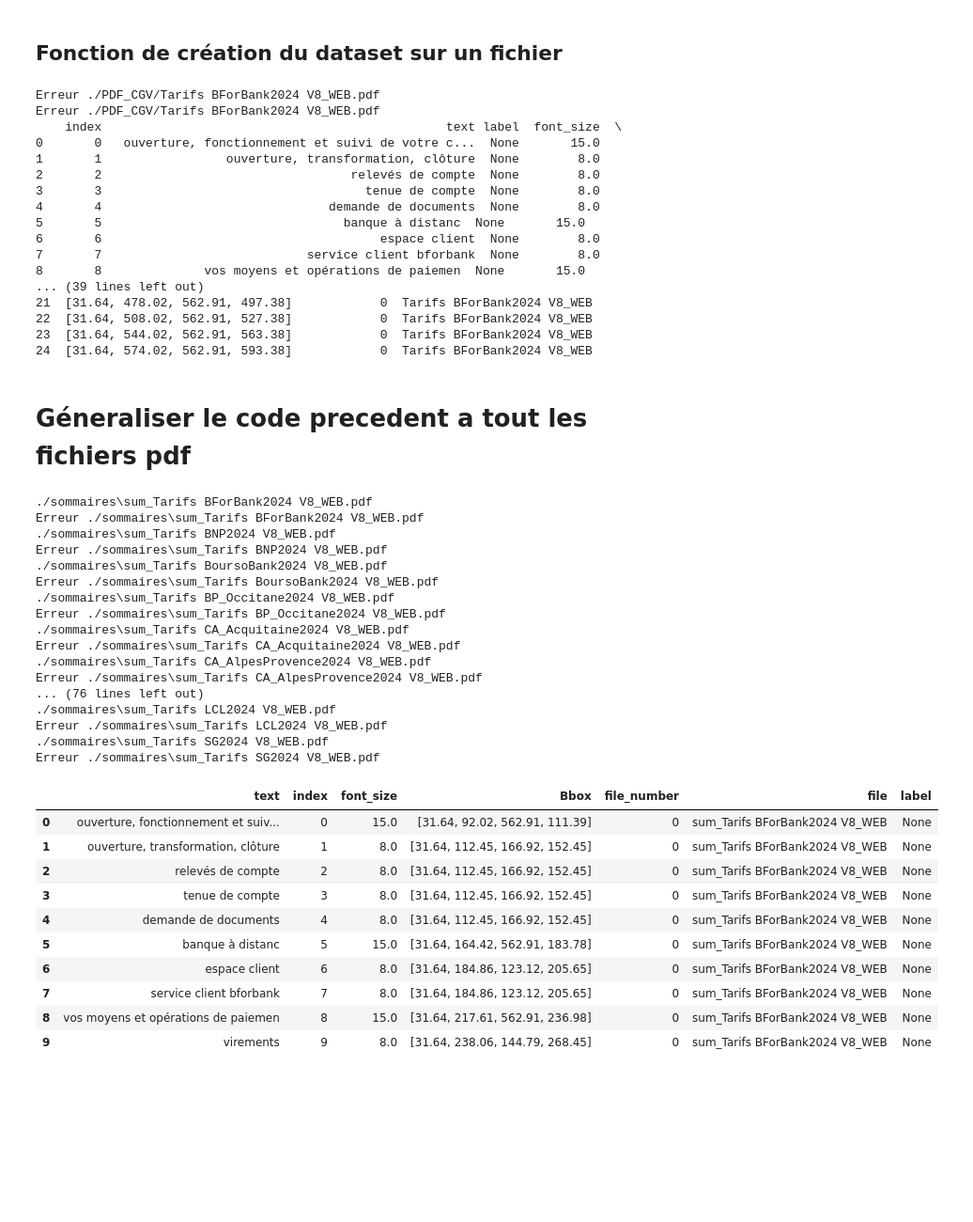
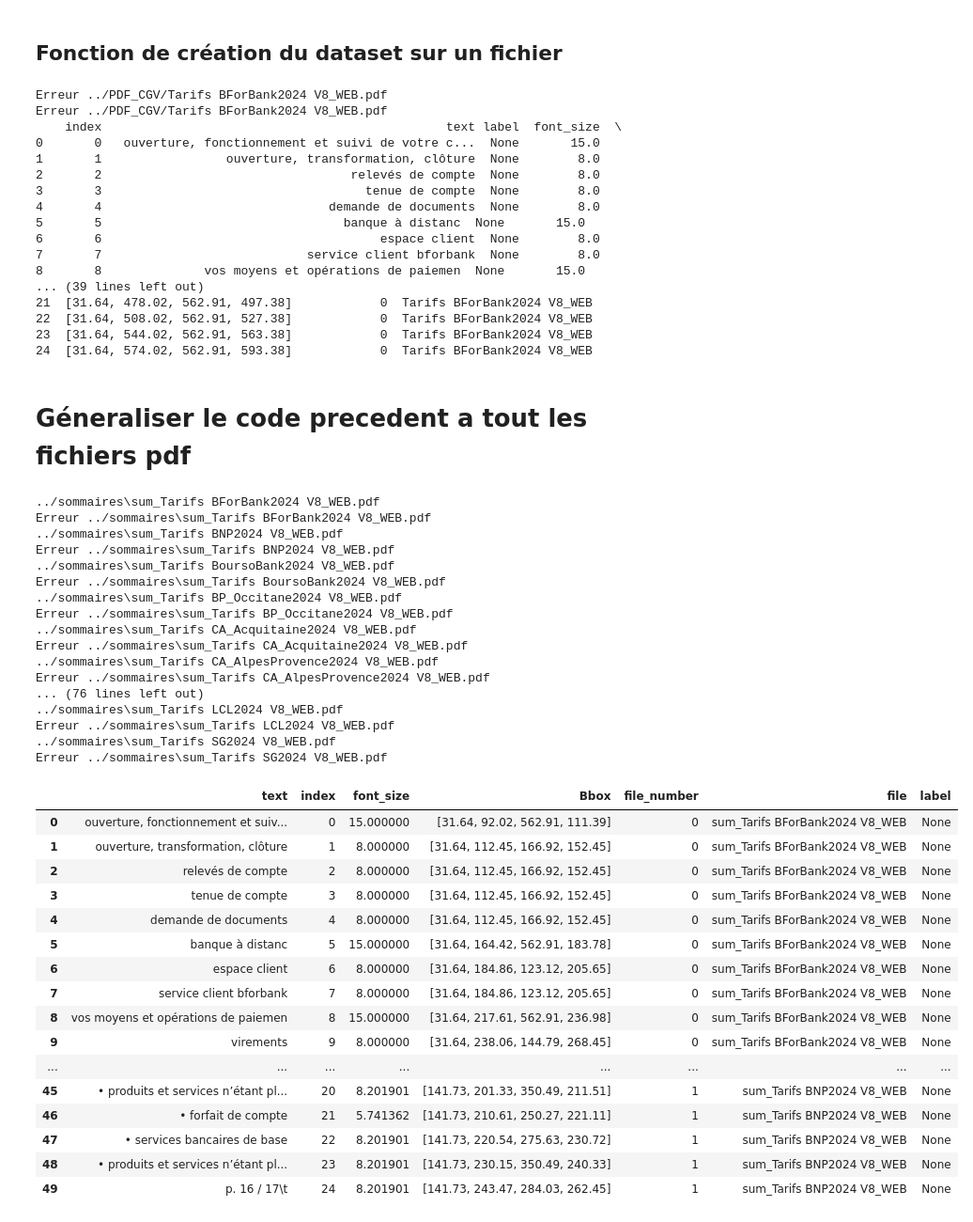
Before and after one commit to CedricChauvet/Project-CA, a Jupyter notebook: Dev/step_by_step_guide.ipynb, the cells around one changed output. Shown: that part at 94% size. Cells and saved outputs as stored; diff of their text form; code cells hidden in the pictures; blank space fills up the shorter version.

```diff
--- a/Dev/step_by_step_guide.ipynb
+++ b/Dev/step_by_step_guide.ipynb
@@ -92,7 +92,7 @@ def read_a_page(doc, page_nb, reverse =False):
 ##  Fonction de création du dataset sur un fichier
 # %%
 file = "Tarifs BForBank2024 V8_WEB.pdf"
-pdf = one_file_summary("./PDF_CGV/" + file)
+pdf = one_file_summary("../PDF_CGV/" + file)
 # Pour un usage avec DNN , il faut créer un dataset de la forme suivante (text, label)
 # label = 1 pour les titres
 # label = 2 pour les sous-titres
@@ -116,7 +116,7 @@ def create_dataset(pdf, file, file_number):
     return u_train
 
 file_0 = "Tarifs BForBank2024 V8_WEB.pdf"
-pdf_0 = one_file_summary("./PDF_CGV/" + file_0)
+pdf_0 = one_file_summary("../PDF_CGV/" + file_0)
 pd_0 = create_dataset(pdf_0, file_0, 0)
 
 
@@ -135,8 +135,8 @@ with open(file_path, 'w', encoding='utf-8') as f:
     # Sauvegarder le DataFrame en dessous
     pd_0.to_csv(f, index=False)
 # %% [output]
-Erreur ./PDF_CGV/Tarifs BForBank2024 V8_WEB.pdf
-Erreur ./PDF_CGV/Tarifs BForBank2024 V8_WEB.pdf
+Erreur ../PDF_CGV/Tarifs BForBank2024 V8_WEB.pdf
+Erreur ../PDF_CGV/Tarifs BForBank2024 V8_WEB.pdf
     index                                               text label  font_size  \
 0       0   ouverture, fonctionnement et suivi de votre c...  None       15.0
 1       1                 ouverture, transformation, clôture  None        8.0
@@ -157,7 +157,7 @@ Erreur ./PDF_CGV/Tarifs BForBank2024 V8_WEB.pdf
 # %%
 def many_summary():
     # assign directory
-    directory = './sommaires' # directory containing the PDF files
+    directory = '../sommaires' # directory containing the PDF files
     df = pd.DataFrame(columns=["text","index", "font_size","Bbox","file_number", "file", "label"])
     df['index'] = df['index'].astype(int)
     df['font_size'] = df['font_size'].astype(int)
@@ -189,35 +189,41 @@ def many_summary():
     # print(df.head())
 sommaire = many_summary()
 # %% [output]
-./sommaires\sum_Tarifs BForBank2024 V8_WEB.pdf
-Erreur ./sommaires\sum_Tarifs BForBank2024 V8_WEB.pdf
-./sommaires\sum_Tarifs BNP2024 V8_WEB.pdf
-Erreur ./sommaires\sum_Tarifs BNP2024 V8_WEB.pdf
-./sommaires\sum_Tarifs BoursoBank2024 V8_WEB.pdf
-Erreur ./sommaires\sum_Tarifs BoursoBank2024 V8_WEB.pdf
-./sommaires\sum_Tarifs BP_Occitane2024 V8_WEB.pdf
-Erreur ./sommaires\sum_Tarifs BP_Occitane2024 V8_WEB.pdf
-./sommaires\sum_Tarifs CA_Acquitaine2024 V8_WEB.pdf
-Erreur ./sommaires\sum_Tarifs CA_Acquitaine2024 V8_WEB.pdf
-./sommaires\sum_Tarifs CA_AlpesProvence2024 V8_WEB.pdf
-Erreur ./sommaires\sum_Tarifs CA_AlpesProvence2024 V8_WEB.pdf
+../sommaires\sum_Tarifs BForBank2024 V8_WEB.pdf
+Erreur ../sommaires\sum_Tarifs BForBank2024 V8_WEB.pdf
+../sommaires\sum_Tarifs BNP2024 V8_WEB.pdf
+Erreur ../sommaires\sum_Tarifs BNP2024 V8_WEB.pdf
+../sommaires\sum_Tarifs BoursoBank2024 V8_WEB.pdf
+Erreur ../sommaires\sum_Tarifs BoursoBank2024 V8_WEB.pdf
+../sommaires\sum_Tarifs BP_Occitane2024 V8_WEB.pdf
+Erreur ../sommaires\sum_Tarifs BP_Occitane2024 V8_WEB.pdf
+../sommaires\sum_Tarifs CA_Acquitaine2024 V8_WEB.pdf
+Erreur ../sommaires\sum_Tarifs CA_Acquitaine2024 V8_WEB.pdf
+../sommaires\sum_Tarifs CA_AlpesProvence2024 V8_WEB.pdf
+Erreur ../sommaires\sum_Tarifs CA_AlpesProvence2024 V8_WEB.pdf
 ... (76 lines left out)
-./sommaires\sum_Tarifs LCL2024 V8_WEB.pdf
-Erreur ./sommaires\sum_Tarifs LCL2024 V8_WEB.pdf
-./sommaires\sum_Tarifs SG2024 V8_WEB.pdf
-Erreur ./sommaires\sum_Tarifs SG2024 V8_WEB.pdf
+../sommaires\sum_Tarifs LCL2024 V8_WEB.pdf
+Erreur ../sommaires\sum_Tarifs LCL2024 V8_WEB.pdf
+../sommaires\sum_Tarifs SG2024 V8_WEB.pdf
+Erreur ../sommaires\sum_Tarifs SG2024 V8_WEB.pdf
 # %%
 # apercus des 10 premiers lignes
-sommaire.head(10)
+sommaire.head(50)
 # %% [output]
 |  | text | index | font_size | Bbox | file_number | file | label |
-| 0 | ouverture, fonctionnement et suiv... | 0 | 15.0 | [31.64, 92.02, 562.91, 111.39] | 0 | sum_Tarifs BForBank2024 V8_WEB | None |
-| 1 | ouverture, transformation, clôture | 1 | 8.0 | [31.64, 112.45, 166.92, 152.45] | 0 | sum_Tarifs BForBank2024 V8_WEB | None |
-| 2 | relevés de compte | 2 | 8.0 | [31.64, 112.45, 166.92, 152.45] | 0 | sum_Tarifs BForBank2024 V8_WEB | None |
-| 3 | tenue de compte | 3 | 8.0 | [31.64, 112.45, 166.92, 152.45] | 0 | sum_Tarifs BForBank2024 V8_WEB | None |
-| 4 | demande de documents | 4 | 8.0 | [31.64, 112.45, 166.92, 152.45] | 0 | sum_Tarifs BForBank2024 V8_WEB | None |
-| 5 | banque à distanc | 5 | 15.0 | [31.64, 164.42, 562.91, 183.78] | 0 | sum_Tarifs BForBank2024 V8_WEB | None |
-| 6 | espace client | 6 | 8.0 | [31.64, 184.86, 123.12, 205.65] | 0 | sum_Tarifs BForBank2024 V8_WEB | None |
-| 7 | service client bforbank | 7 | 8.0 | [31.64, 184.86, 123.12, 205.65] | 0 | sum_Tarifs BForBank2024 V8_WEB | None |
-| 8 | vos moyens et opérations de paiemen | 8 | 15.0 | [31.64, 217.61, 562.91, 236.98] | 0 | sum_Tarifs BForBank2024 V8_WEB | None |
-| 9 | virements | 9 | 8.0 | [31.64, 238.06, 144.79, 268.45] | 0 | sum_Tarifs BForBank2024 V8_WEB | None |
+| 0 | ouverture, fonctionnement et suiv... | 0 | 15.000000 | [31.64, 92.02, 562.91, 111.39] | 0 | sum_Tarifs BForBank2024 V8_WEB | None |
+| 1 | ouverture, transformation, clôture | 1 | 8.000000 | [31.64, 112.45, 166.92, 152.45] | 0 | sum_Tarifs BForBank2024 V8_WEB | None |
+| 2 | relevés de compte | 2 | 8.000000 | [31.64, 112.45, 166.92, 152.45] | 0 | sum_Tarifs BForBank2024 V8_WEB | None |
+| 3 | tenue de compte | 3 | 8.000000 | [31.64, 112.45, 166.92, 152.45] | 0 | sum_Tarifs BForBank2024 V8_WEB | None |
+| 4 | demande de documents | 4 | 8.000000 | [31.64, 112.45, 166.92, 152.45] | 0 | sum_Tarifs BForBank2024 V8_WEB | None |
+| 5 | banque à distanc | 5 | 15.000000 | [31.64, 164.42, 562.91, 183.78] | 0 | sum_Tarifs BForBank2024 V8_WEB | None |
+| 6 | espace client | 6 | 8.000000 | [31.64, 184.86, 123.12, 205.65] | 0 | sum_Tarifs BForBank2024 V8_WEB | None |
+| 7 | service client bforbank | 7 | 8.000000 | [31.64, 184.86, 123.12, 205.65] | 0 | sum_Tarifs BForBank2024 V8_WEB | None |
+| 8 | vos moyens et opérations de paiemen | 8 | 15.000000 | [31.64, 217.61, 562.91, 236.98] | 0 | sum_Tarifs BForBank2024 V8_WEB | None |
+| 9 | virements | 9 | 8.000000 | [31.64, 238.06, 144.79, 268.45] | 0 | sum_Tarifs BForBank2024 V8_WEB | None |
+| ... | ... | ... | ... | ... | ... | ... | ... |
+| 45 | • produits et services n’étant pl... | 20 | 8.201901 | [141.73, 201.33, 350.49, 211.51] | 1 | sum_Tarifs BNP2024 V8_WEB | None |
+| 46 | • forfait de compte | 21 | 5.741362 | [141.73, 210.61, 250.27, 221.11] | 1 | sum_Tarifs BNP2024 V8_WEB | None |
+| 47 | • services bancaires de base | 22 | 8.201901 | [141.73, 220.54, 275.63, 230.72] | 1 | sum_Tarifs BNP2024 V8_WEB | None |
+| 48 | • produits et services n’étant pl... | 23 | 8.201901 | [141.73, 230.15, 350.49, 240.33] | 1 | sum_Tarifs BNP2024 V8_WEB | None |
+| 49 | p. 16 / 17\t | 24 | 8.201901 | [141.73, 243.47, 284.03, 262.45] | 1 | sum_Tarifs BNP2024 V8_WEB | None |
```
Also changed, not shown: parts of 1 cell of this notebook, 1 other file.
